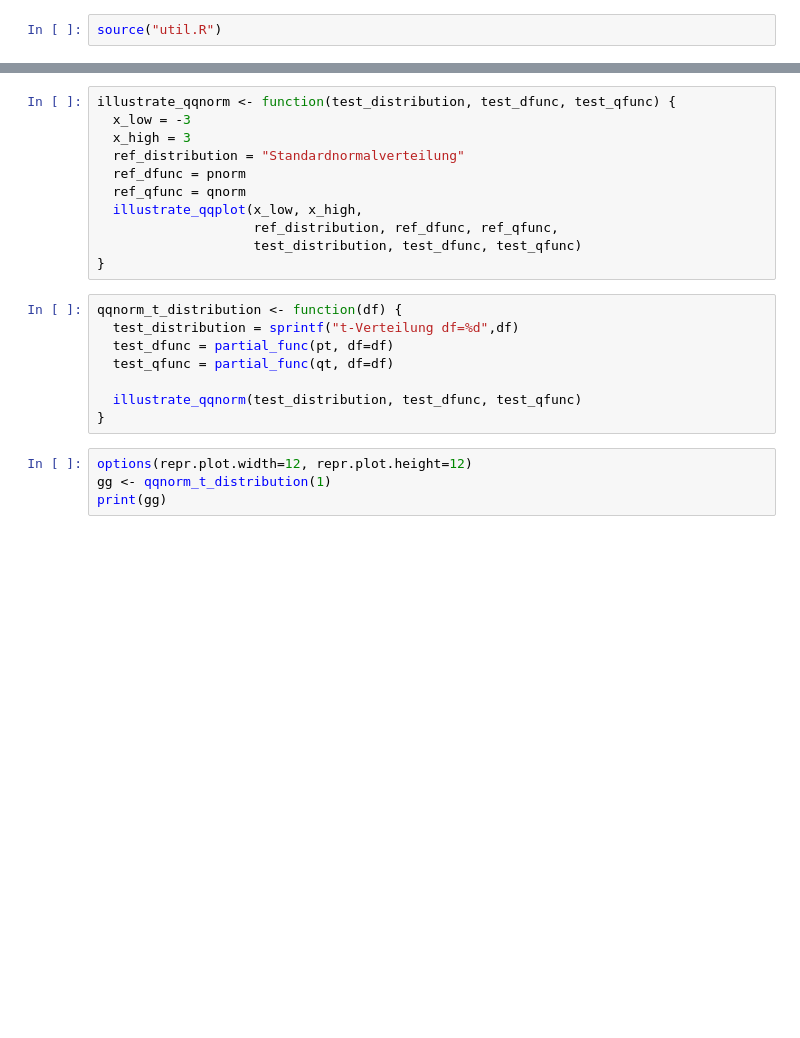
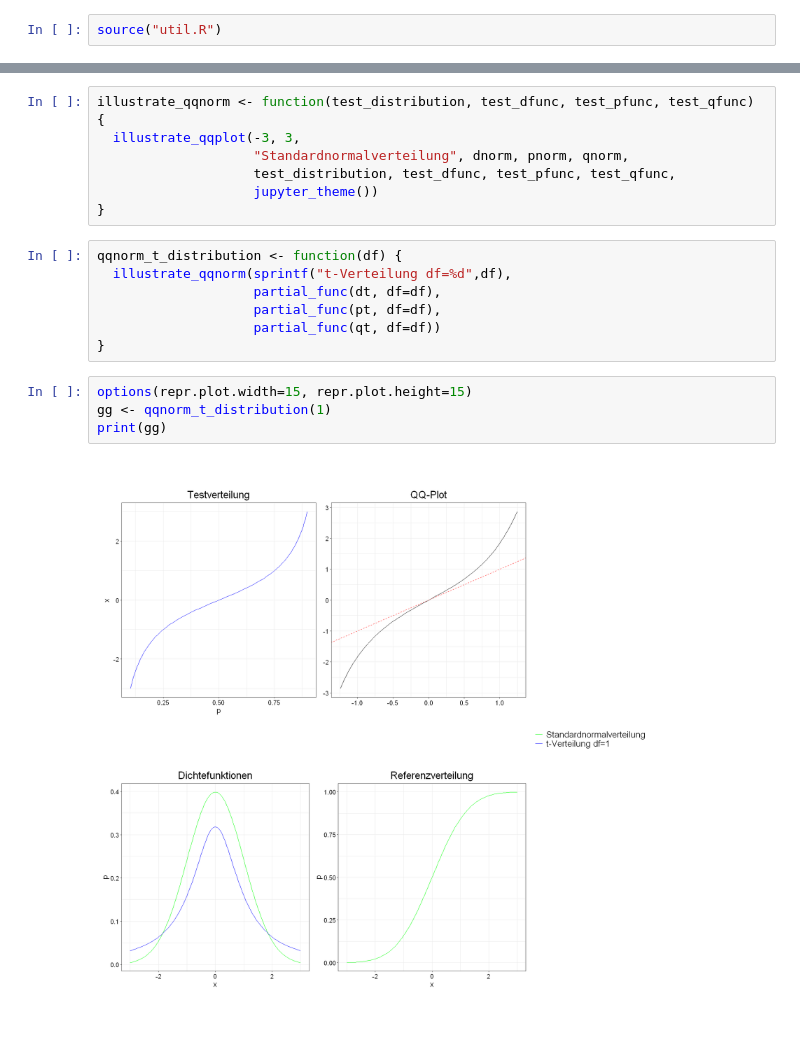
Before and after one commit to ml4economics/datavis, a Jupyter notebook: jupyter/2_qqplot_illustrate.ipynb, the cells around one changed output, grey strips where cells are left out. Saved outputs shown, nothing was run; the diff lists cells and outputs as text; blank space fills up the shorter version.

Commit message:
illustrate qq_plot

```diff
--- a/jupyter/2_qqplot_illustrate.ipynb
+++ b/jupyter/2_qqplot_illustrate.ipynb
@@ -39,26 +57,23 @@ illustrate_qqplot <- function(x_low, x_high,
 # %%
-illustrate_qqnorm <- function(test_distribution, test_dfunc, test_qfunc) {
-  x_low = -3
-  x_high = 3
-  ref_distribution = "Standardnormalverteilung"
-  ref_dfunc = pnorm
-  ref_qfunc = qnorm
-  illustrate_qqplot(x_low, x_high,
-                    ref_distribution, ref_dfunc, ref_qfunc,
-                    test_distribution, test_dfunc, test_qfunc)
+illustrate_qqnorm <- function(test_distribution, test_dfunc, test_pfunc, test_qfunc) {
+  illustrate_qqplot(-3, 3,
+                    "Standardnormalverteilung", dnorm, pnorm, qnorm,
+                    test_distribution, test_dfunc, test_pfunc, test_qfunc,
+                    jupyter_theme())
 }
 # %%
 qqnorm_t_distribution <- function(df) {
-  test_distribution = sprintf("t-Verteilung df=%d",df)
-  test_dfunc = partial_func(pt, df=df)
-  test_qfunc = partial_func(qt, df=df)
-
-  illustrate_qqnorm(test_distribution, test_dfunc, test_qfunc)
+  illustrate_qqnorm(sprintf("t-Verteilung df=%d",df),
+                    partial_func(dt, df=df),
+                    partial_func(pt, df=df),
+                    partial_func(qt, df=df))
 }
 # %%
-options(repr.plot.width=12, repr.plot.height=12)
+options(repr.plot.width=15, repr.plot.height=15)
 gg <- qqnorm_t_distribution(1)
 print(gg)
+# %% [output]
+[figure, added]
 # %%
 gg <- qqnorm_t_distribution(10)
 print(gg)
```
Also changed, not shown: parts of 4 cells of this notebook, 2 other files.
